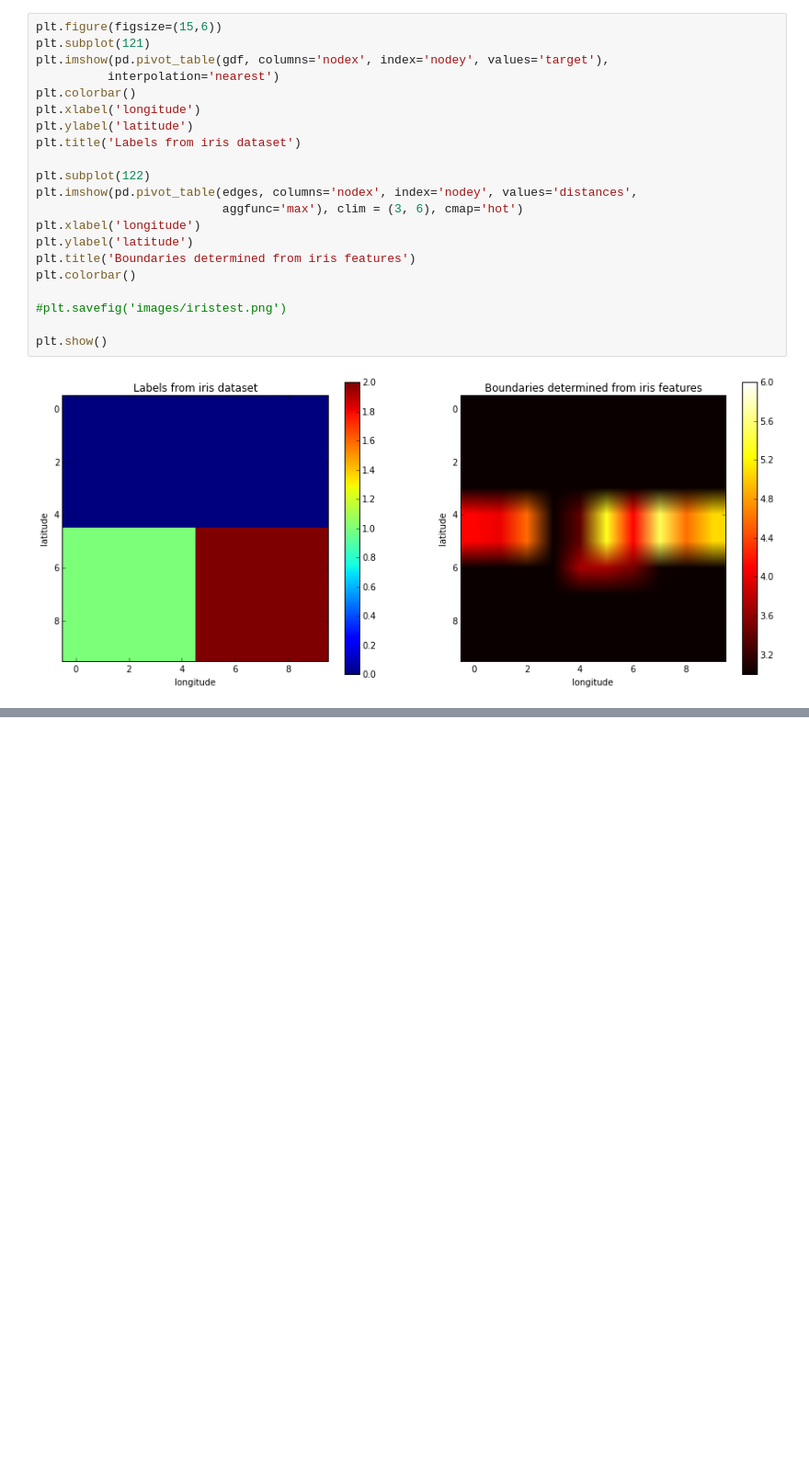
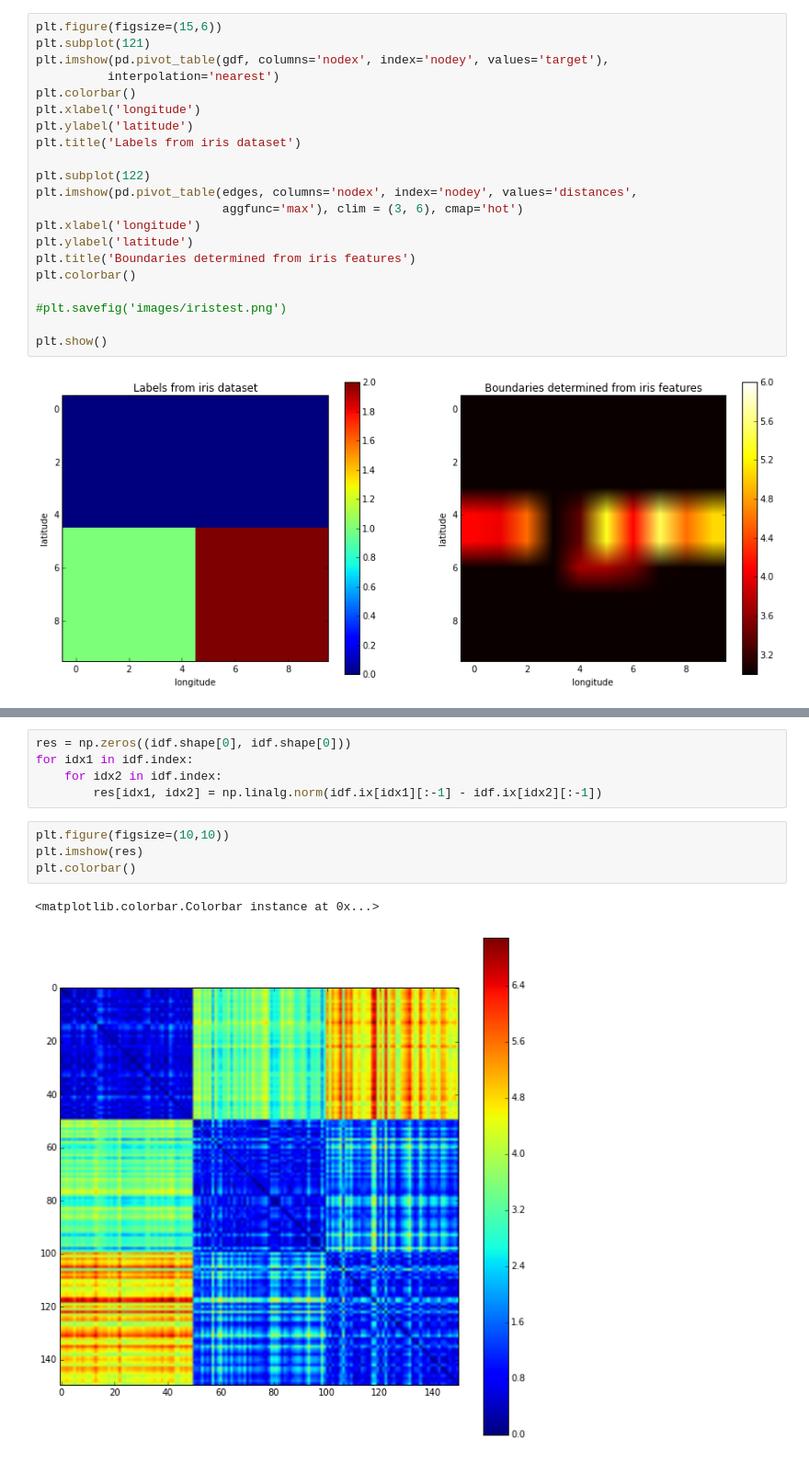
Before and after one commit to crupley/proj, a Jupyter notebook: explore/hood/graph similarity explore.ipynb, the cells around one changed output, grey strips where cells are left out. Shown at 92% size. Saved outputs shown, nothing was run; the diff lists cells and outputs as text; blank space fills up the shorter version.

Commit message:
generate crosstab distance plot of iris dataset

```diff
--- a/explore/hood/graph similarity explore.ipynb
+++ b/explore/hood/graph similarity explore.ipynb
@@ -417,0 +408,12 @@ edges[edges.nodey>4].head(10)
+# %%
+res = np.zeros((idf.shape[0], idf.shape[0]))
+for idx1 in idf.index:
+    for idx2 in idf.index:
+        res[idx1, idx2] = np.linalg.norm(idf.ix[idx1][:-1] - idf.ix[idx2][:-1])
+# %%
+plt.figure(figsize=(10,10))
+plt.imshow(res)
+plt.colorbar()
+# %% [output]
+<matplotlib.colorbar.Colorbar instance at 0x...>
+[figure, added]
```
Also changed, not shown: parts of 10 cells of this notebook.
